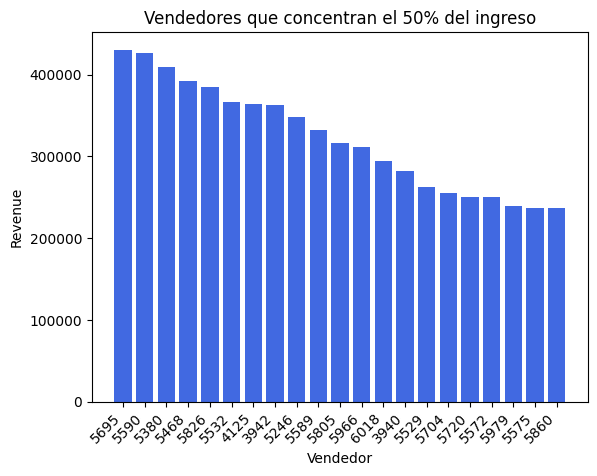
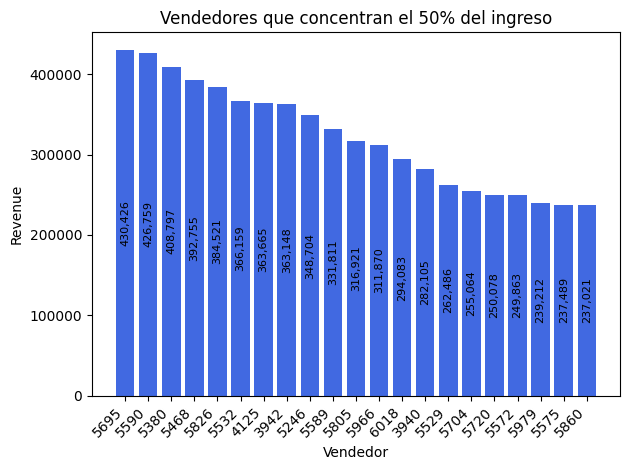
Unified diff of the notebook cell whose output changed from the first chart to the second:
--- before
+++ after
@@ -28,6 +28,14 @@
 for bar in bars:
     y = bar.get_height()
-    plt.text(bar.get_x() + bar.get_width()/2, y, f'{y:,.0f}',
-             ha='center', va='middle', fontsize=8, rotation=90,)
+    plt.text(
+        bar.get_x() + bar.get_width()/2,
+        y * 0.5,  
+        f'{y:,.0f}',
+        ha='center',
+        va='center',
+        rotation=90,
+        fontsize=8,
+        color='black'  
+    )
 
 plt.tight_layout()

Commit: analisis exploratorio de datos